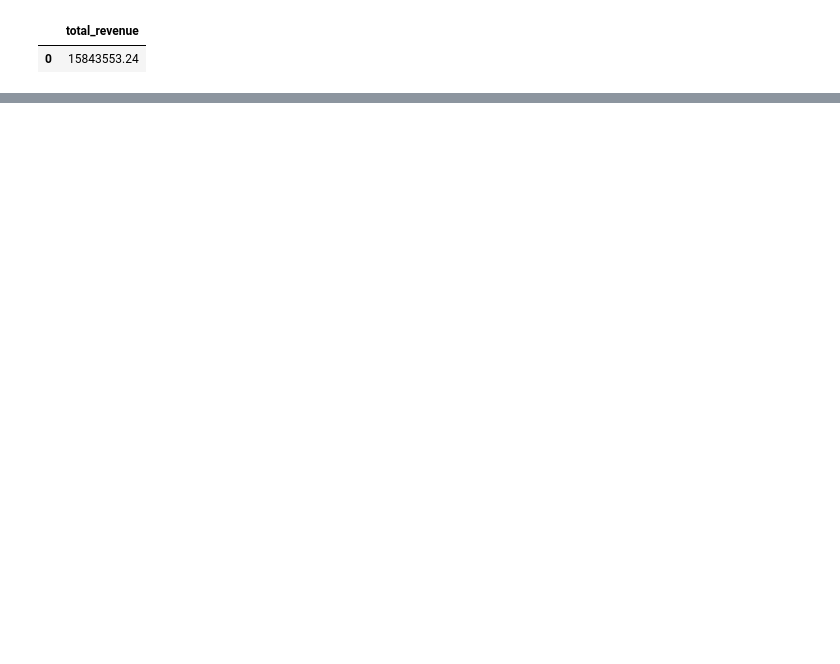
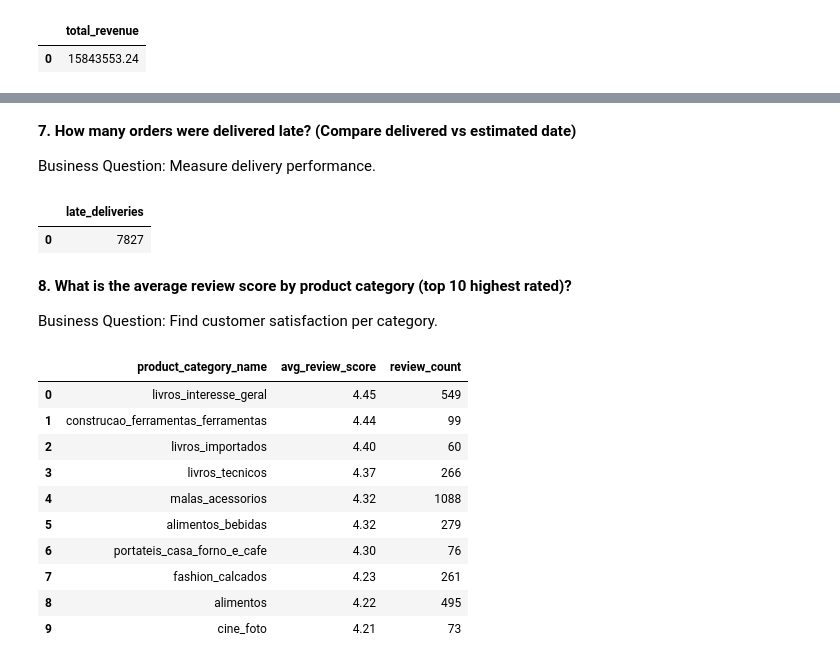
Before and after one commit to Azarbaad/Data_analytics, a Jupyter notebook: SQL_brazilian_ecommerce.ipynb, the cells around one changed output, grey strips where cells are left out. Saved outputs shown, nothing was run; the diff lists cells and outputs as text; code cells hidden in the pictures; blank space fills up the shorter version.

```diff
--- a/SQL_brazilian_ecommerce.ipynb
+++ b/SQL_brazilian_ecommerce.ipynb
@@ -295,0 +329,50 @@ display(DataTable(result))
+# %% [markdown]
+**7. How many orders were delivered late? (Compare delivered vs estimated date)**
+
+Business Question: Measure delivery performance.
+# %%
+query = """
+SELECT
+    COUNT(*) AS late_deliveries
+FROM orders_dataset
+WHERE order_delivered_customer_date > order_estimated_delivery_date
+  AND order_delivered_customer_date IS NOT NULL;
+"""
+result = pd.read_sql(query, conn)
+display(DataTable(result))
+# %% [output]
+|  | late_deliveries |
+| 0 | 7827 |
+# %% [markdown]
+**8. What is the average review score by product category (top 10 highest rated)?**
+
+
+Business Question: Find customer satisfaction per category.
+# %%
+query = """
+SELECT
+    p.product_category_name,
+    ROUND(AVG(r.review_score), 2) AS avg_review_score,
+    COUNT(r.review_id) AS review_count
+FROM order_reviews_dataset r
+JOIN order_items_dataset oi ON r.order_id = oi.order_id
+JOIN products_dataset p ON oi.product_id = p.product_id
+GROUP BY p.product_category_name
+HAVING review_count >= 50  -- Filter for meaningful averages
+ORDER BY avg_review_score DESC
+LIMIT 10;
+"""
+result = pd.read_sql(query, conn)
+display(DataTable(result))
+# %% [output]
+|  | product_category_name | avg_review_score | review_count |
+| 0 | livros_interesse_geral | 4.45 | 549 |
+| 1 | construcao_ferramentas_ferramentas | 4.44 | 99 |
+| 2 | livros_importados | 4.40 | 60 |
+| 3 | livros_tecnicos | 4.37 | 266 |
+| 4 | malas_acessorios | 4.32 | 1088 |
+| 5 | alimentos_bebidas | 4.32 | 279 |
+| 6 | portateis_casa_forno_e_cafe | 4.30 | 76 |
+| 7 | fashion_calcados | 4.23 | 261 |
+| 8 | alimentos | 4.22 | 495 |
+| 9 | cine_foto | 4.21 | 73 |
```
Also changed, not shown: parts of 12 cells of this notebook.
